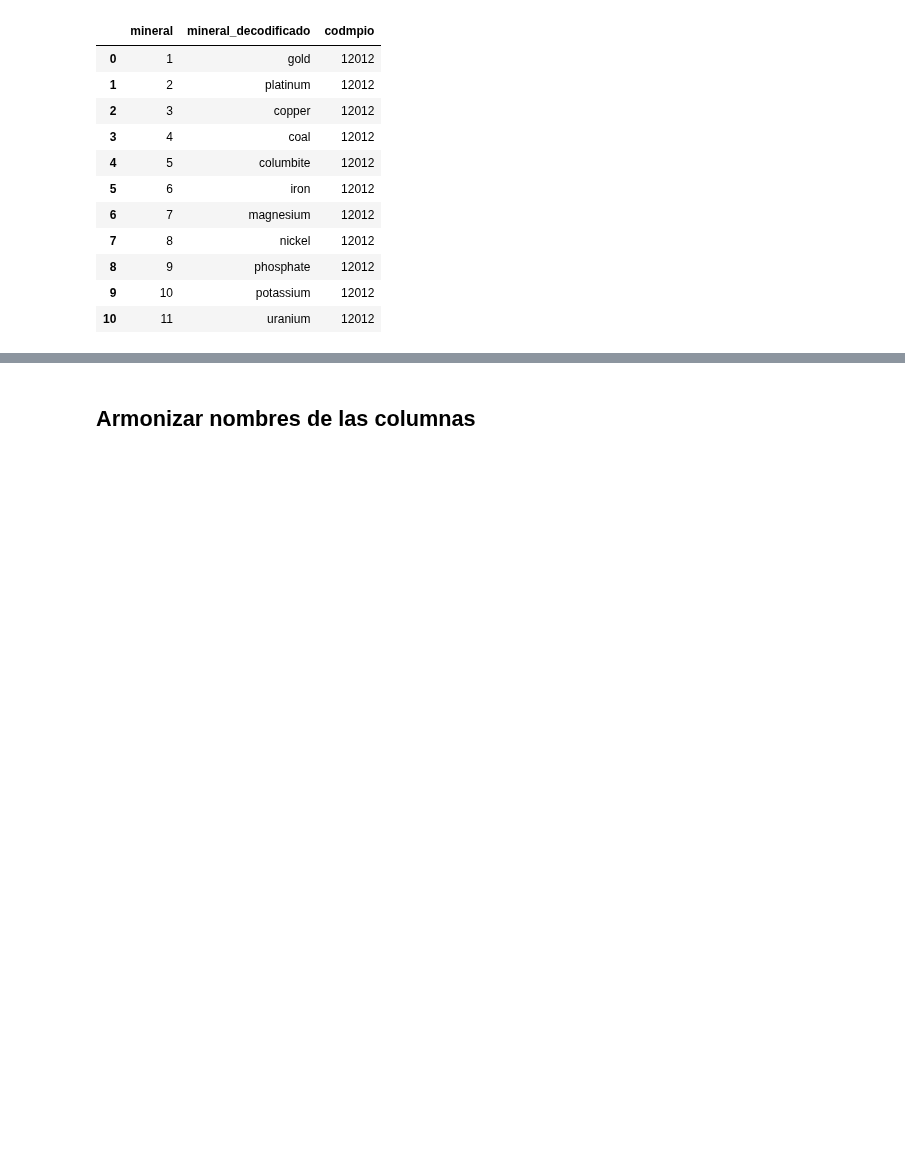
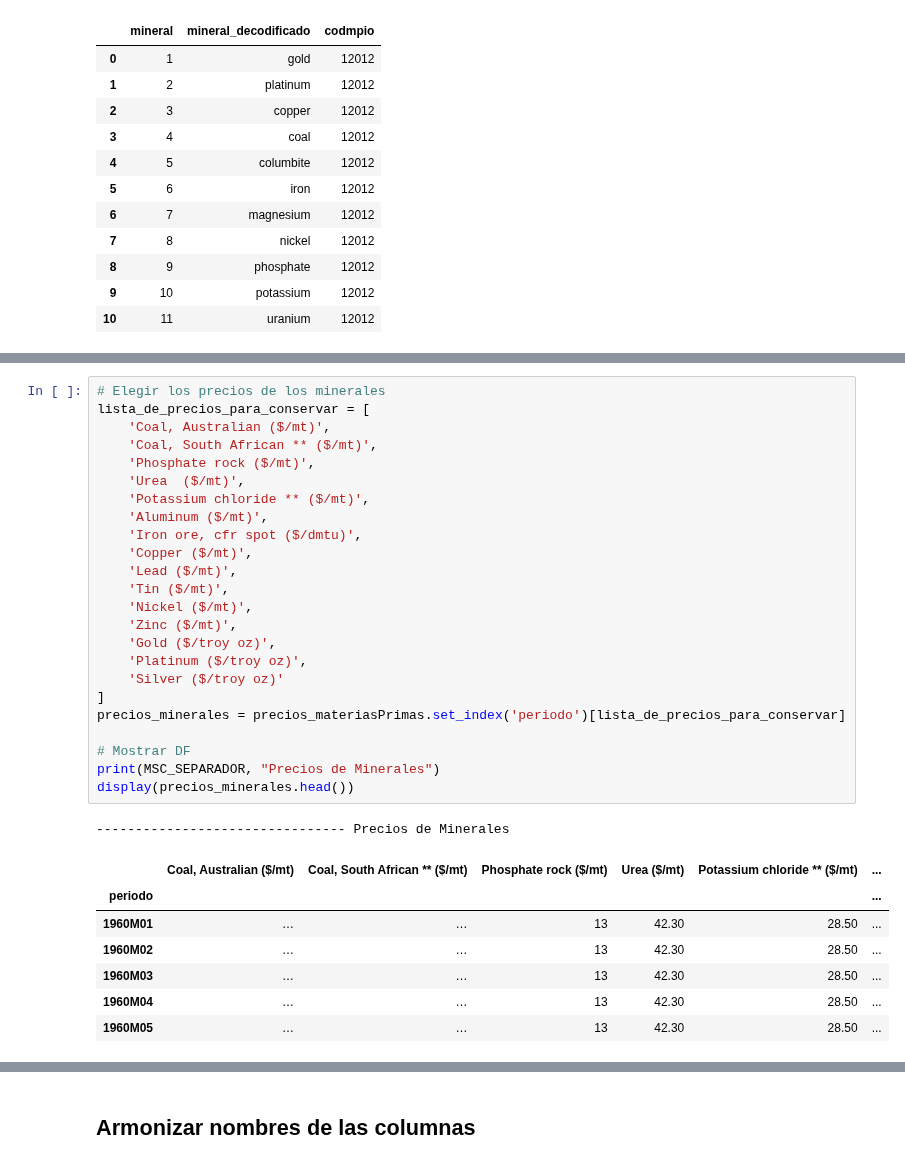
Before and after one commit to JC-AlfonsoR/PEG-mining-agriculture, a Jupyter notebook: engines/e2011_armonizar_taxonomias_minerales.ipynb, the cells around one changed output, grey strips where cells are left out. Saved outputs shown, nothing was run; the diff lists cells and outputs as text; blank space fills up the shorter version.

Commit message:
Agregrar precios de minerales

```diff
--- a/engines/e2011_armonizar_taxonomias_minerales.ipynb
+++ b/engines/e2011_armonizar_taxonomias_minerales.ipynb
@@ -339,0 +405,33 @@ display(categorias_SR2021Minerales)
+# %%
+# Elegir los precios de los minerales
+lista_de_precios_para_conservar = [
+    'Coal, Australian ($/mt)',
+    'Coal, South African ** ($/mt)',
+    'Phosphate rock ($/mt)',
+    'Urea  ($/mt)',
+    'Potassium chloride ** ($/mt)',
+    'Aluminum ($/mt)',
+    'Iron ore, cfr spot ($/dmtu)',
+    'Copper ($/mt)',
+    'Lead ($/mt)',
+    'Tin ($/mt)',
+    'Nickel ($/mt)',
+    'Zinc ($/mt)',
+    'Gold ($/troy oz)',
+    'Platinum ($/troy oz)',
+    'Silver ($/troy oz)'
+]
+precios_minerales = precios_materiasPrimas.set_index('periodo')[lista_de_precios_para_conservar]
+
+# Mostrar DF
+print(MSC_SEPARADOR, "Precios de Minerales")
+display(precios_minerales.head())
+# %% [output]
+-------------------------------- Precios de Minerales
+|  | Coal, Australian ($/mt) | Coal, South African ** ($/mt) | Phosphate rock ($/mt) | Urea ($/mt) | Potassium chloride ** ($/mt) | ... |
+| periodo |  |  |  |  |  | ... |
+| 1960M01 | … | … | 13 | 42.30 | 28.50 | ... |
+| 1960M02 | … | … | 13 | 42.30 | 28.50 | ... |
+| 1960M03 | … | … | 13 | 42.30 | 28.50 | ... |
+| 1960M04 | … | … | 13 | 42.30 | 28.50 | ... |
+| 1960M05 | … | … | 13 | 42.30 | 28.50 | ... |
```
Also changed, not shown: parts of 15 cells of this notebook, 5 other files.
